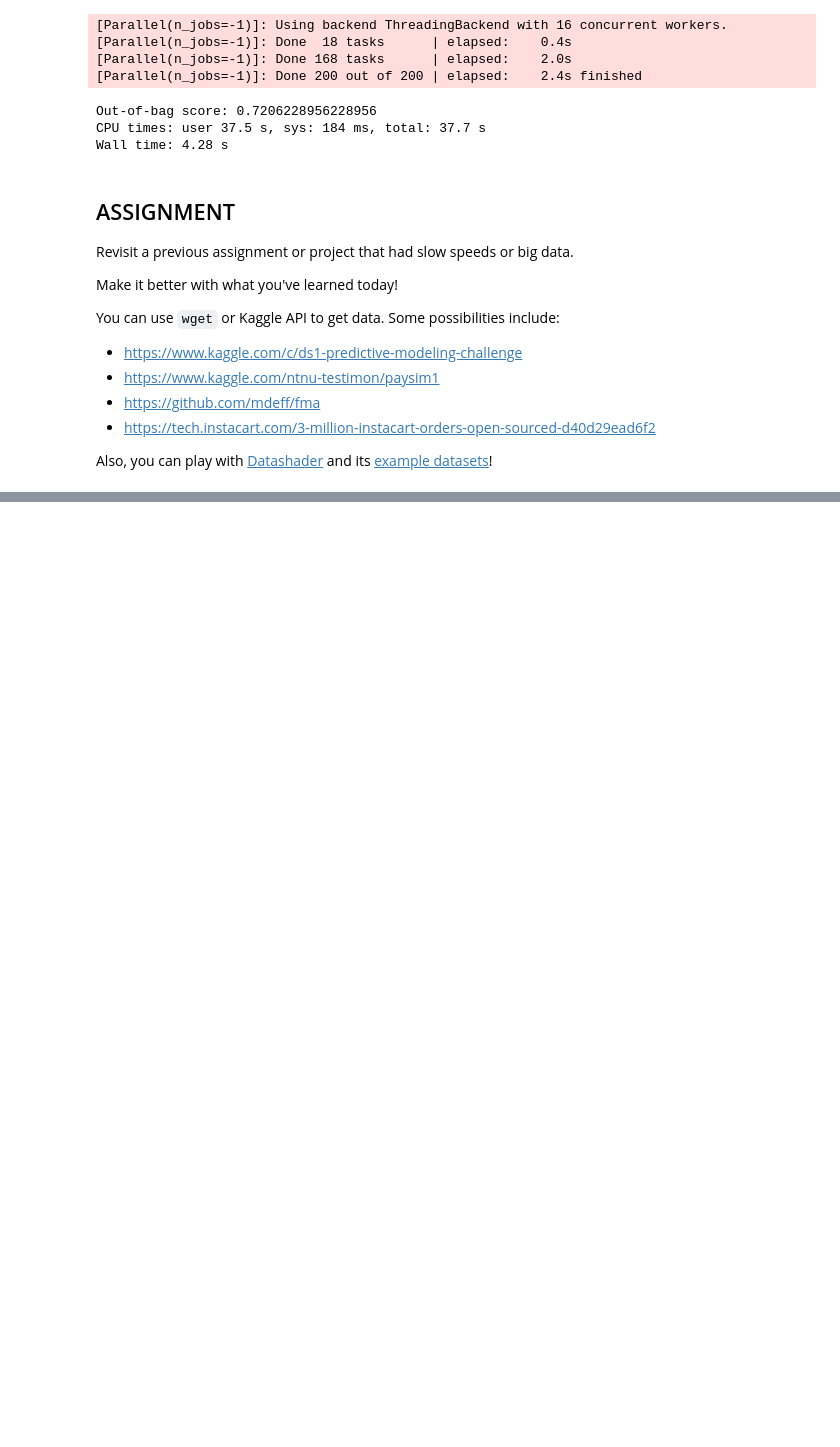
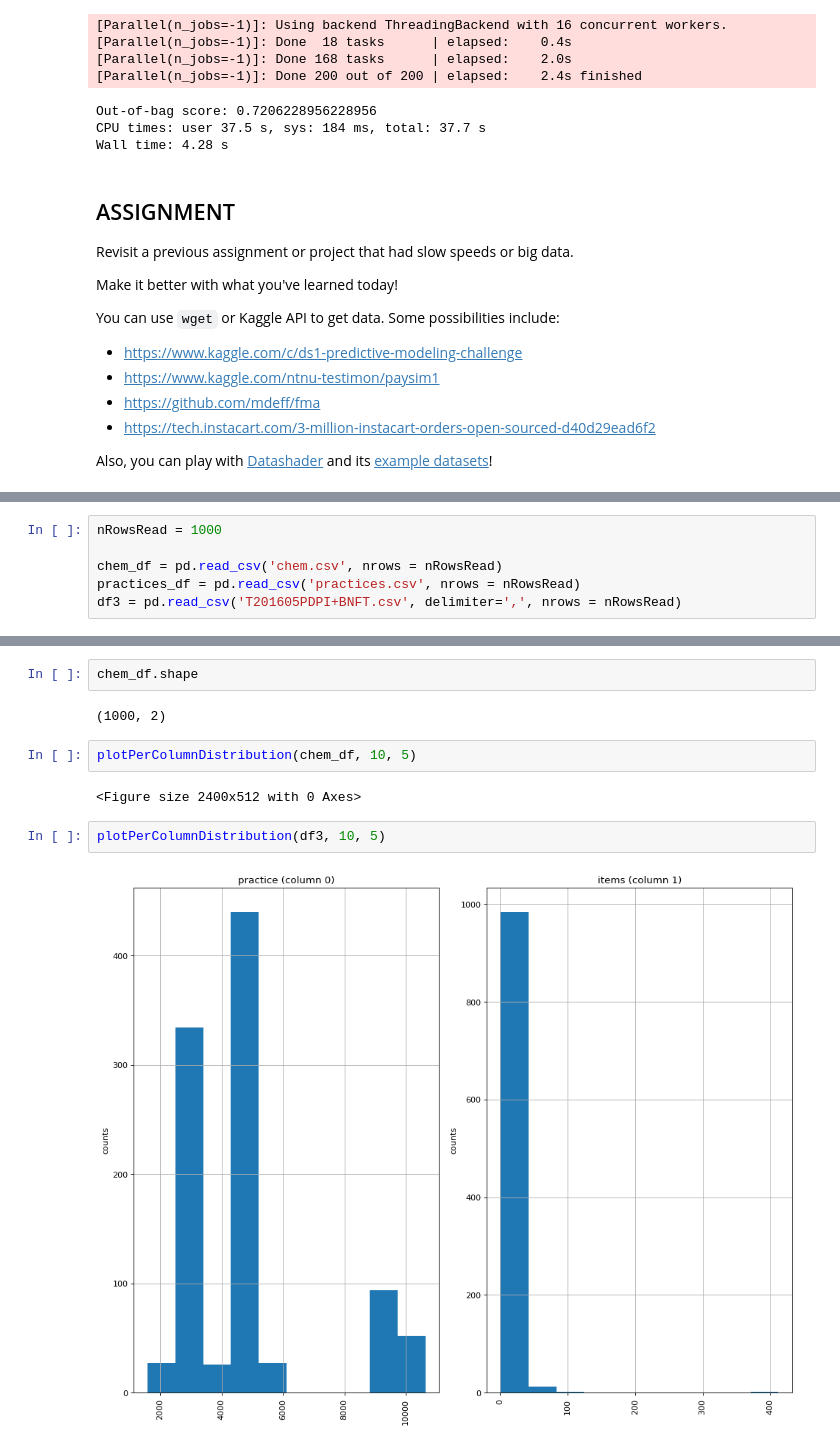
Before and after one commit to bloominstituteoftechnology/DS-Unit-3-Sprint-3-Big-Data, a Jupyter notebook: module1-aws-sagemaker/LS_DS_331_AWS_SageMaker.ipynb, the cells around one changed output, grey strips where cells are left out. Saved outputs shown, nothing was run; the diff lists cells and outputs as text; blank space fills up the shorter version.

Commit message:
added kaggle graph functions + tested dask with large dataset

```diff
--- a/module1-aws-sagemaker/LS_DS_331_AWS_SageMaker.ipynb
+++ b/module1-aws-sagemaker/LS_DS_331_AWS_SageMaker.ipynb
@@ -386,0 +452,6 @@ Also, you can play with [Datashader](http://datashader.org/) and its [example da
+# %%
+nRowsRead = 1000
+
+chem_df = pd.read_csv('chem.csv', nrows = nRowsRead)
+practices_df = pd.read_csv('practices.csv', nrows = nRowsRead)
+df3 = pd.read_csv('T201605PDPI+BNFT.csv', delimiter=',', nrows = nRowsRead)
@@ -386,0 +467,12 @@ Also, you can play with [Datashader](http://datashader.org/) and its [example da
+# %%
+chem_df.shape
+# %% [output]
+(1000, 2)
+# %%
+plotPerColumnDistribution(chem_df, 10, 5)
+# %% [output]
+<Figure size 2400x512 with 0 Axes>
+# %%
+plotPerColumnDistribution(df3, 10, 5)
+# %% [output]
+[figure, added]
```
Also changed, not shown: parts of 7 cells of this notebook.
